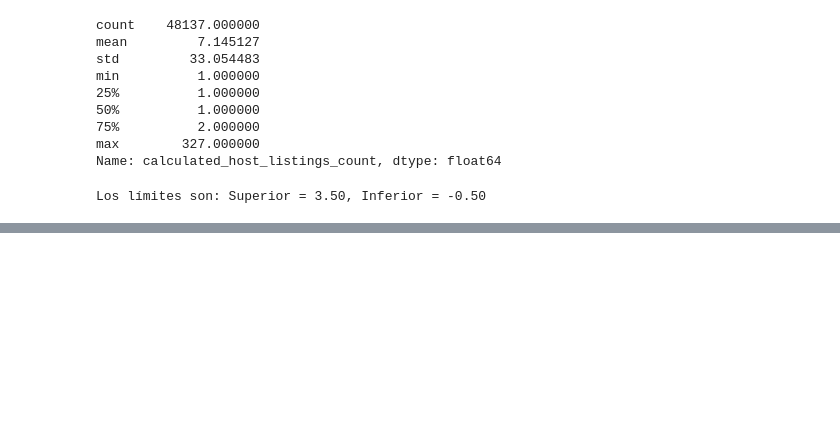
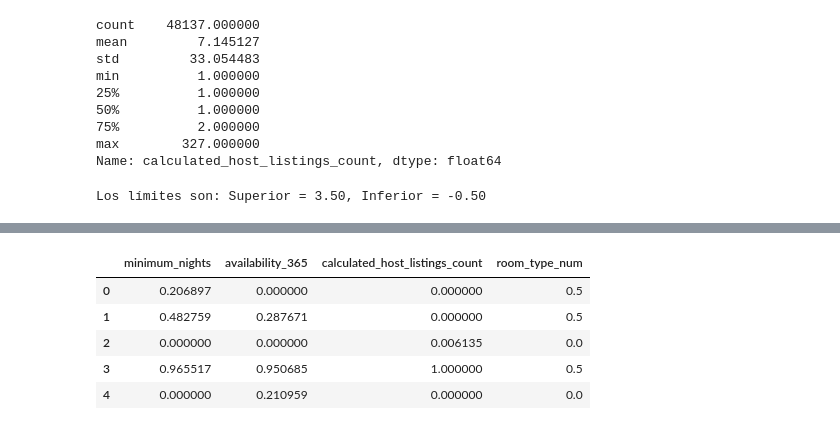
Before and after one commit to Valenfrc/EDA-machine-learning-python-template-main, a Jupyter notebook: src/explore.ipynb, the cells around one changed output, grey strips where cells are left out. Cells and saved outputs as stored; diff of their text form; code cells hidden in the pictures; blank space fills up the shorter version.

```diff
--- a/src/explore.ipynb
+++ b/src/explore.ipynb
@@ -290,0 +343,19 @@ Los límites son: Superior = 3.50, Inferior = -0.50
+# %%
+#seleccion de caracteristicas o feature selection
+
+from sklearn.feature_selection import chi2,SelectKBest
+
+selection_model=SelectKBest(chi2, k=4)
+selection_model.fit(x_train_scal,y_train_esc)
+ix = selection_model.get_support()
+X_train_sel = pd.DataFrame(selection_model.transform(x_train_scal), columns = x_train_scal.columns.values[ix])
+X_test_sel = pd.DataFrame(selection_model.transform(x_test_esc), columns = x_test_esc.columns.values[ix])
+
+X_train_sel.head()
+# %% [output]
+|  | minimum_nights | availability_365 | calculated_host_listings_count | room_type_num |
+| 0 | 0.206897 | 0.000000 | 0.000000 | 0.5 |
+| 1 | 0.482759 | 0.287671 | 0.000000 | 0.5 |
+| 2 | 0.000000 | 0.000000 | 0.006135 | 0.0 |
+| 3 | 0.965517 | 0.950685 | 1.000000 | 0.5 |
+| 4 | 0.000000 | 0.210959 | 0.000000 | 0.0 |
```
Also changed, not shown: parts of 6 cells of this notebook.
